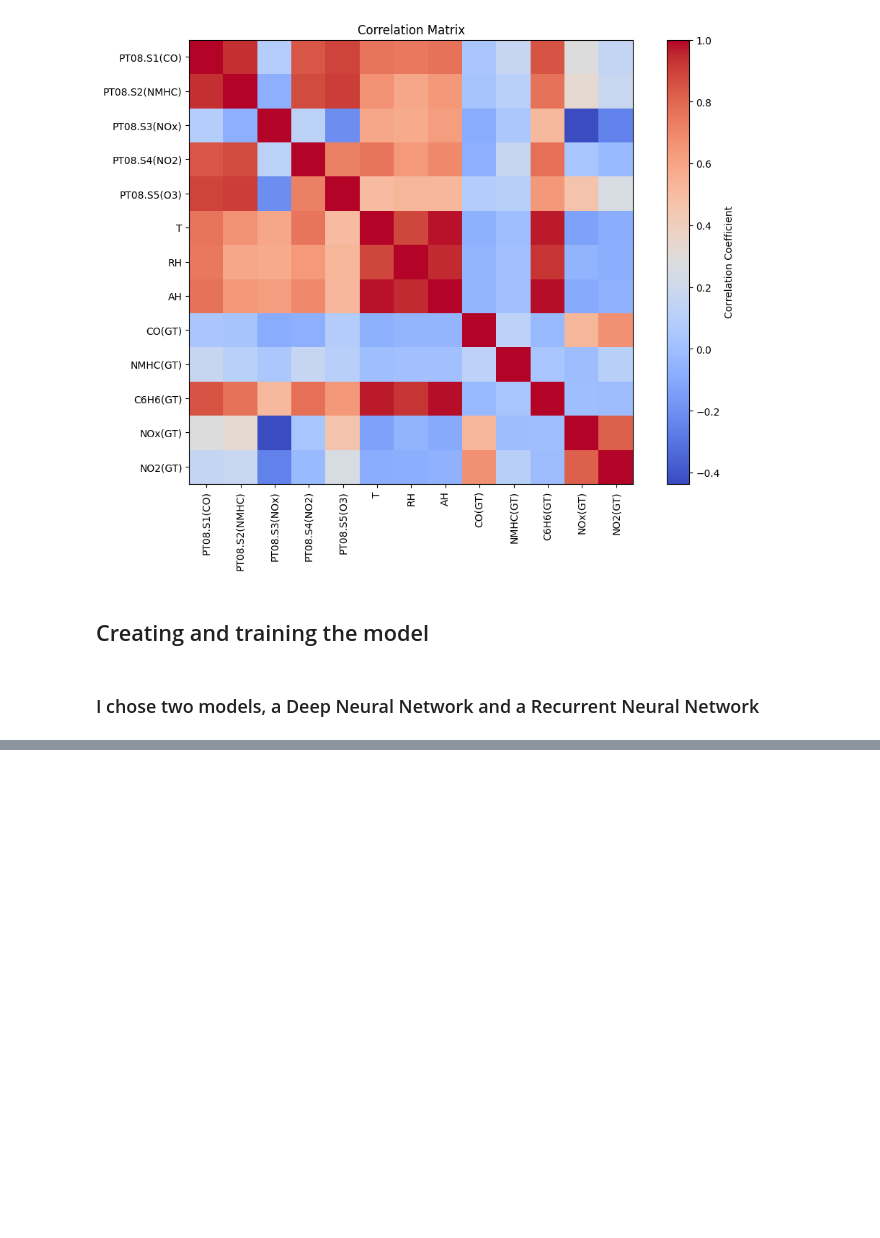
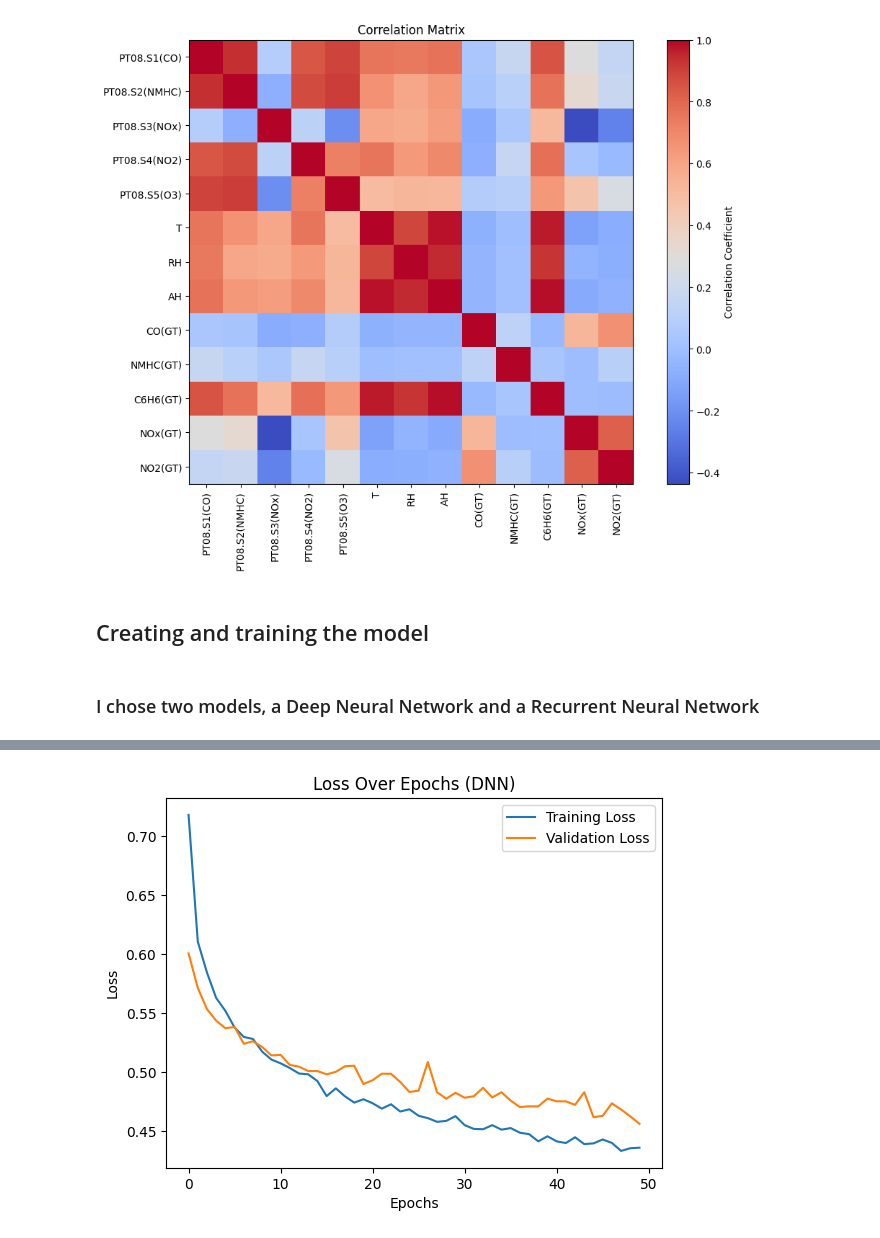
Before and after one commit to Justine-IA/Deep_learning-, a Jupyter notebook: Project/main.ipynb, the cells around one changed output, grey strips where cells are left out. Drawn from its saved outputs; the diff is of its cells as text; code cells hidden in the pictures; blank space fills up the shorter version.

```diff
--- a/Project/main.ipynb
+++ b/Project/main.ipynb
@@ -283,0 +370,22 @@ model.compile(optimizer='adam', loss='mse', metrics=['mae'])
+# %%
+# Define the DNN model
+model = Sequential([
+    Dense(128, activation='relu', input_shape=(X_train.shape[1],)),  # Input layer
+    Dropout(0.3),  # Prevent overfitting
+    Dense(64, activation='relu'),  # Hidden layer
+    Dropout(0.2),
+    Dense(32, activation='relu'),  # Hidden layer
+    Dense(y_train.shape[1], activation='linear')  # Output layer (regression task)
+])
+
+# Compile the model
+model.compile(optimizer='adam', loss='mse', metrics=['mae'])
+
+# Train the model
+history = model.fit(
+    X_train, y_train,
+    validation_split=0.2,
+    epochs=50,
+    batch_size=32,
+    verbose=1
+)
@@ -283,0 +412,14 @@ model.compile(optimizer='adam', loss='mse', metrics=['mae'])
+# %%
+# Evaluate the model
+test_loss, test_mae = model.evaluate(X_test, y_test)
+print(f"Test Loss: {test_loss}, Test MAE: {test_mae}")
+
+# Plot the loss
+plt.plot(history.history['loss'], label='Training Loss')
+plt.plot(history.history['val_loss'], label='Validation Loss')
+plt.title('Loss Over Epochs (DNN)')
+plt.xlabel('Epochs')
+plt.ylabel('Loss')
+plt.legend()
+plt.show()
+# %% [output]
@@ -283,0 +428 @@ model.compile(optimizer='adam', loss='mse', metrics=['mae'])
+[figure, added]
```
Also changed, not shown: parts of 12 cells of this notebook, 2 other files.
